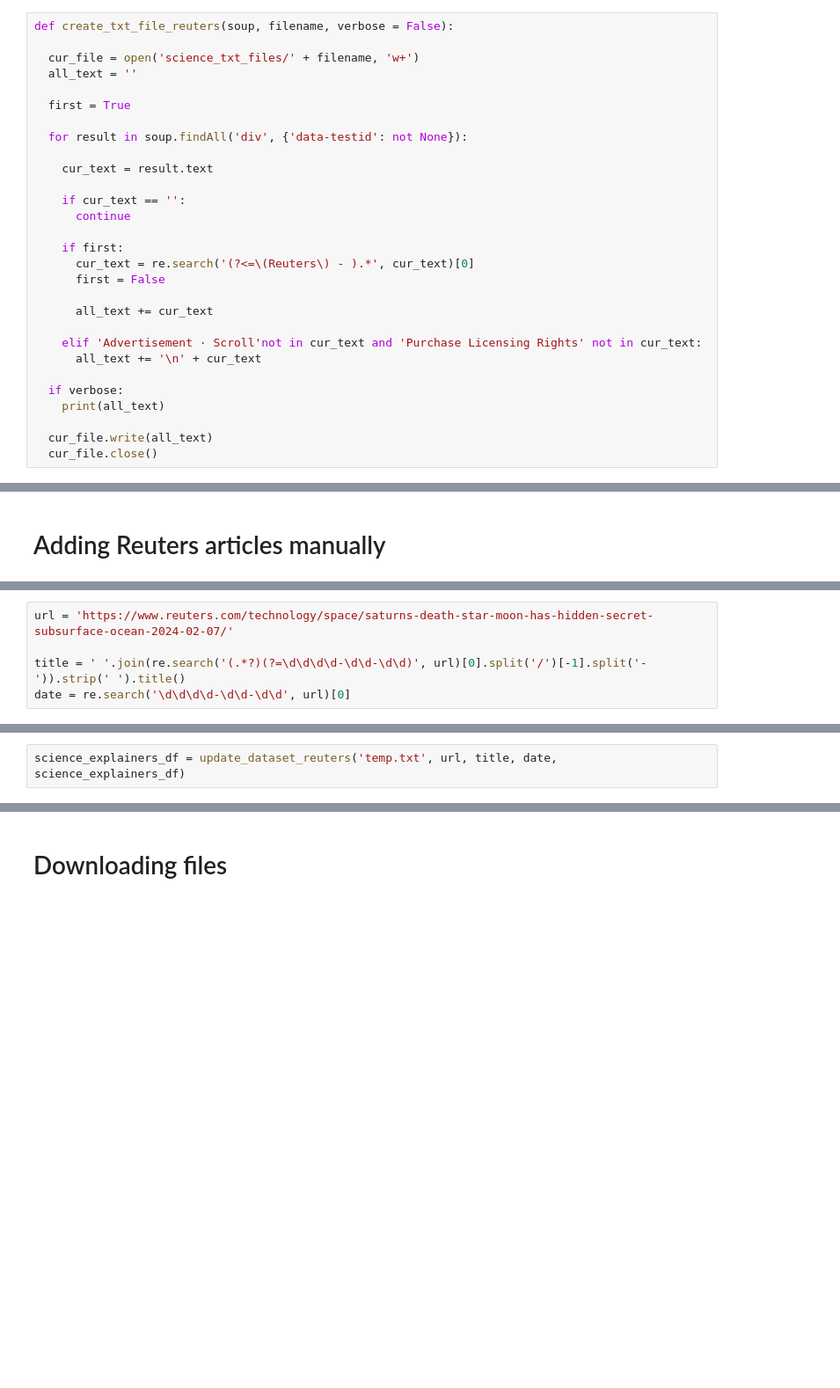
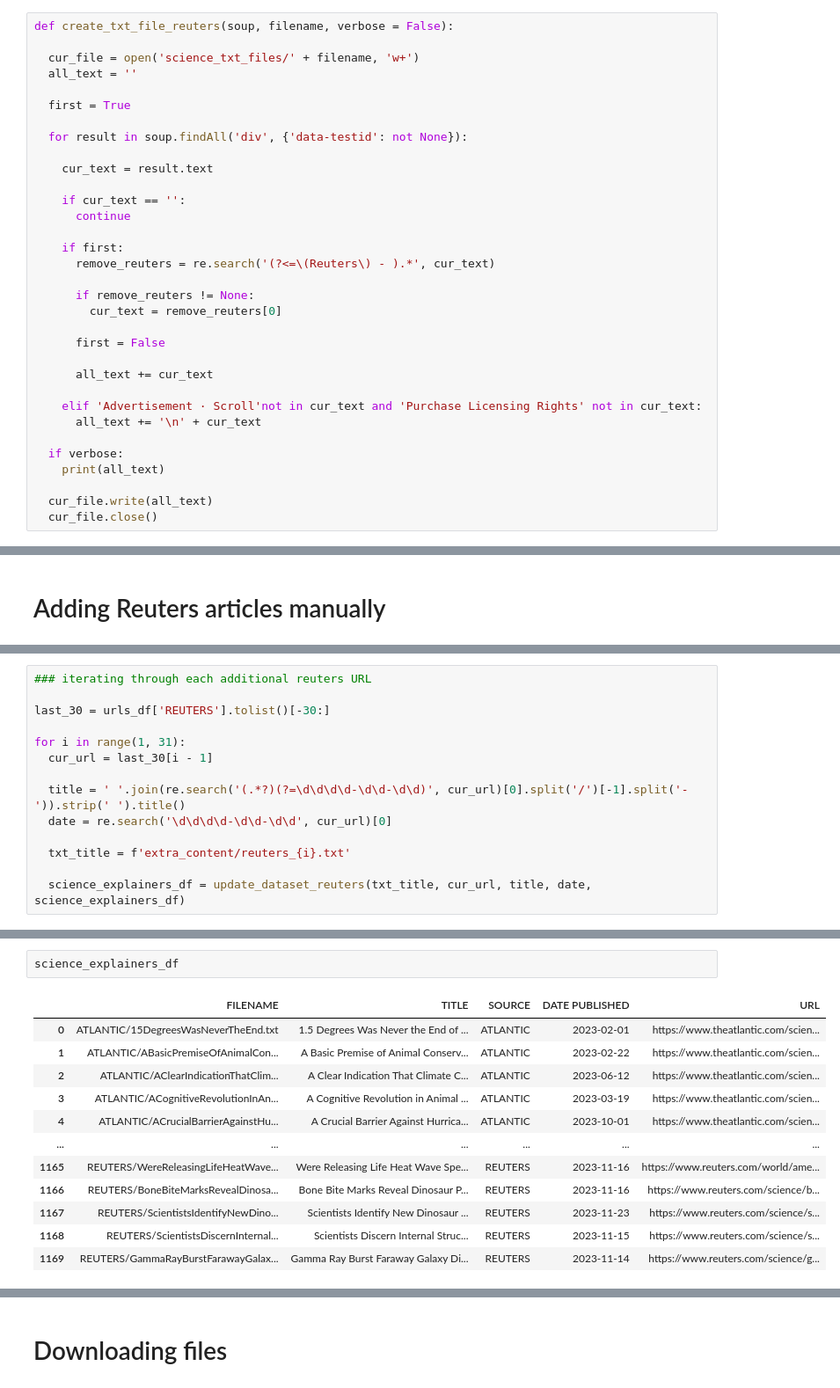
Before and after one commit to faithrts/science-explainers, a Jupyter notebook: dataset/science_explainer_dataset_update.ipynb, the cells around one changed output, grey strips where cells are left out. Shown: that part at 88% size. Drawn from its saved outputs; the diff is of its cells as text; blank space fills up the shorter version.

Commit message:
updated code to scrape extra 30 articles from last source

```diff
--- a/dataset/science_explainer_dataset_update.ipynb
+++ b/dataset/science_explainer_dataset_update.ipynb
@@ -155,7 +155,11 @@ def create_txt_file_reuters(soup, filename, verbose = False):
       continue
 
     if first:
-      cur_text = re.search('(?<=\(Reuters\) - ).*', cur_text)[0]
+      remove_reuters = re.search('(?<=\(Reuters\) - ).*', cur_text)
+
+      if remove_reuters != None:
+        cur_text = remove_reuters[0]
+
       first = False
 
       all_text += cur_text
@@ -478,5 +487,14 @@ new_urls
 # %%
-url = 'https://www.reuters.com/technology/space/saturns-death-star-moon-has-hidden-secret-subsurface-ocean-2024-02-07/'
+### iterating through each additional reuters URL
 
-title = ' '.join(re.search('(.*?)(?=\d\d\d\d-\d\d-\d\d)', url)[0].split('/')[-1].split('-')).strip(' ').title()
-date = re.search('\d\d\d\d-\d\d-\d\d', url)[0]
+last_30 = urls_df['REUTERS'].tolist()[-30:]
+
+for i in range(1, 31):
+  cur_url = last_30[i - 1]
+
+  title = ' '.join(re.search('(.*?)(?=\d\d\d\d-\d\d-\d\d)', cur_url)[0].split('/')[-1].split('-')).strip(' ').title()
+  date = re.search('\d\d\d\d-\d\d-\d\d', cur_url)[0]
+
+  txt_title = f'extra_content/reuters_{i}.txt'
+
+  science_explainers_df = update_dataset_reuters(txt_title, cur_url, title, date, science_explainers_df)
@@ -483,2 +519,15 @@ date = re.search('\d\d\d\d-\d\d-\d\d', url)[0]
-# %%
-science_explainers_df = update_dataset_reuters('temp.txt', url, title, date, science_explainers_df)
+# %%
+science_explainers_df
+# %% [output]
+|  | FILENAME | TITLE | SOURCE | DATE PUBLISHED | URL |
+| 0 | ATLANTIC/15DegreesWasNeverTheEnd.txt | 1.5 Degrees Was Never the End of ... | ATLANTIC | 2023-02-01 | https://www.theatlantic.com/scien... |
+| 1 | ATLANTIC/ABasicPremiseOfAnimalCon... | A Basic Premise of Animal Conserv... | ATLANTIC | 2023-02-22 | https://www.theatlantic.com/scien... |
+| 2 | ATLANTIC/AClearIndicationThatClim... | A Clear Indication That Climate C... | ATLANTIC | 2023-06-12 | https://www.theatlantic.com/scien... |
+| 3 | ATLANTIC/ACognitiveRevolutionInAn... | A Cognitive Revolution in Animal ... | ATLANTIC | 2023-03-19 | https://www.theatlantic.com/scien... |
+| 4 | ATLANTIC/ACrucialBarrierAgainstHu... | A Crucial Barrier Against Hurrica... | ATLANTIC | 2023-10-01 | https://www.theatlantic.com/scien... |
+| ... | ... | ... | ... | ... | ... |
+| 1165 | REUTERS/WereReleasingLifeHeatWave... | Were Releasing Life Heat Wave Spe... | REUTERS | 2023-11-16 | https://www.reuters.com/world/ame... |
+| 1166 | REUTERS/BoneBiteMarksRevealDinosa... | Bone Bite Marks Reveal Dinosaur P... | REUTERS | 2023-11-16 | https://www.reuters.com/science/b... |
+| 1167 | REUTERS/ScientistsIdentifyNewDino... | Scientists Identify New Dinosaur ... | REUTERS | 2023-11-23 | https://www.reuters.com/science/s... |
+| 1168 | REUTERS/ScientistsDiscernInternal... | Scientists Discern Internal Struc... | REUTERS | 2023-11-15 | https://www.reuters.com/science/s... |
+| 1169 | REUTERS/GammaRayBurstFarawayGalax... | Gamma Ray Burst Faraway Galaxy Di... | REUTERS | 2023-11-14 | https://www.reuters.com/science/g... |
```
Also changed, not shown: parts of 10 cells of this notebook.
